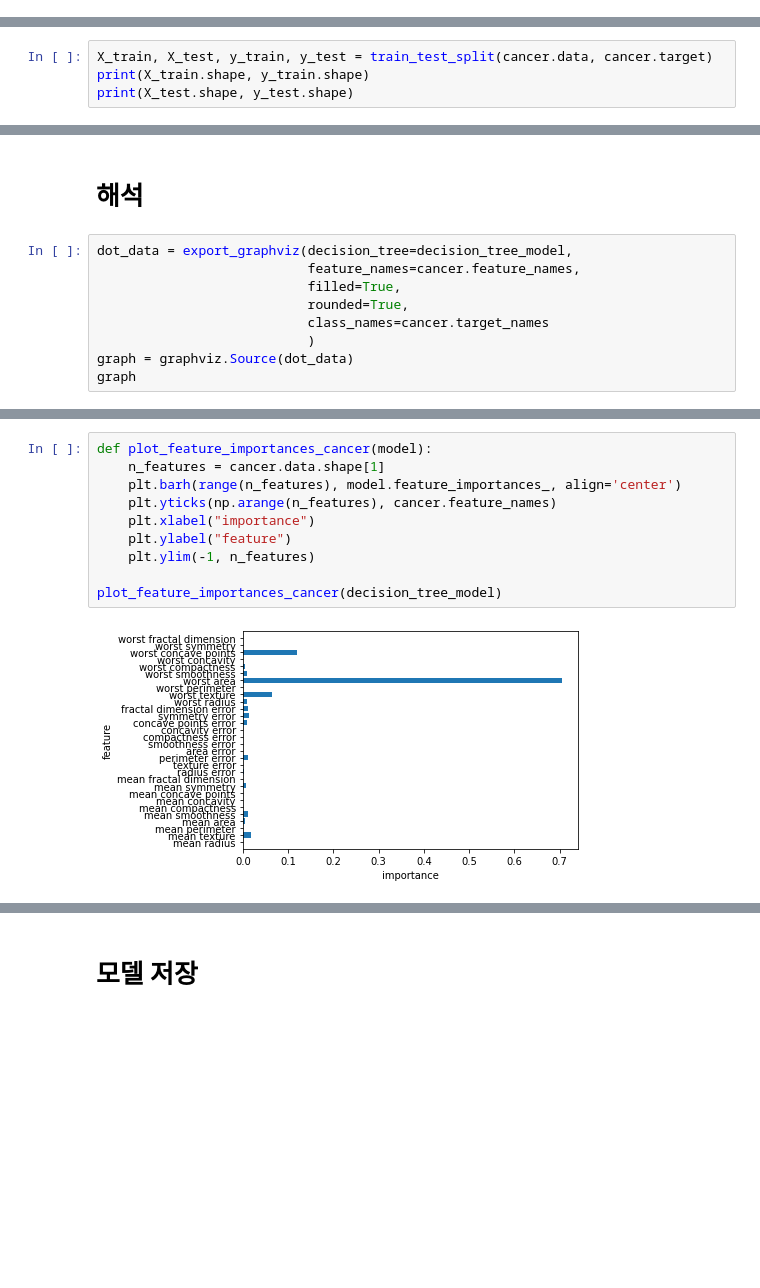
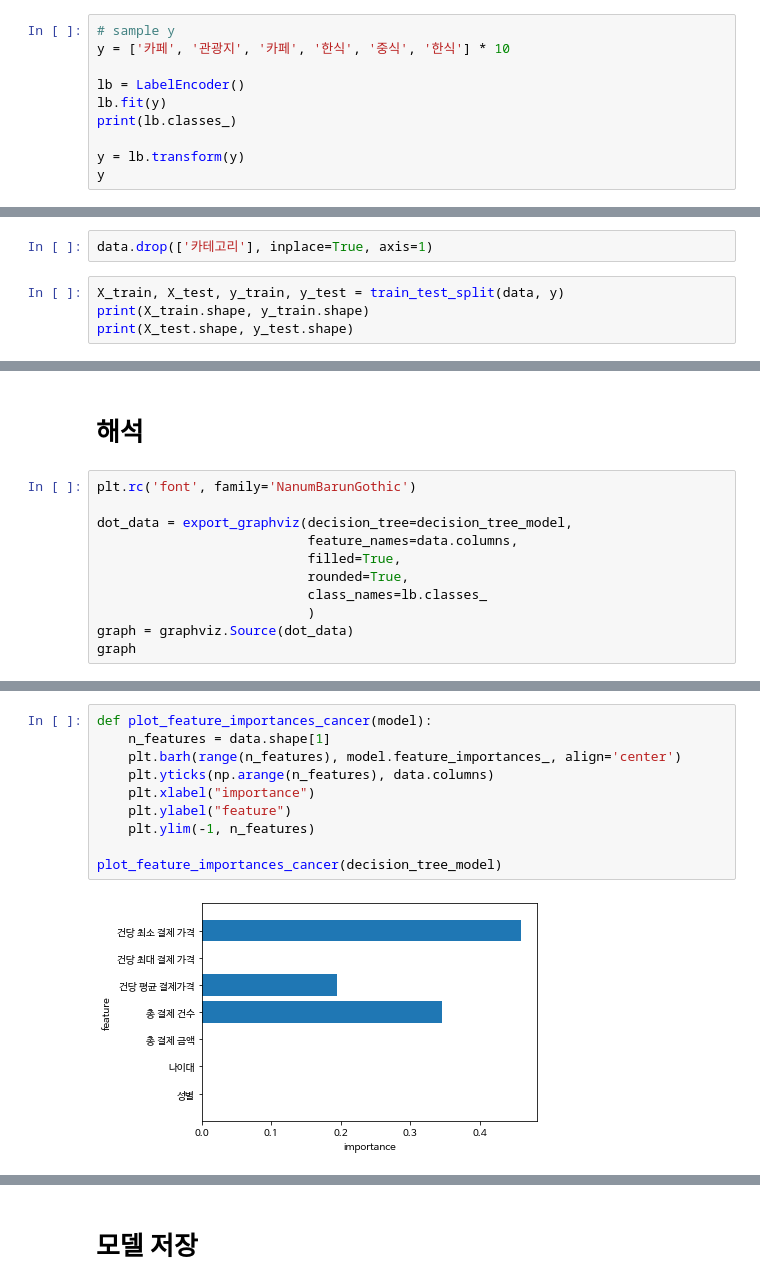
Before and after one commit to ssy0061/MyBusanTripInfo, a Jupyter notebook: MLcode/bnk_2022_termpj_basemodel.ipynb, the cells around one changed output, grey strips where cells are left out. Cells and saved outputs as stored; diff of their text form; blank space fills up the shorter version.

Commit message:
Update basic model code
Update basic model code
- Update basic model code for sample data

```diff
--- a/MLcode/bnk_2022_termpj_basemodel.ipynb
+++ b/MLcode/bnk_2022_termpj_basemodel.ipynb
@@ -54,3 +163,13 @@ df.iloc[::100]
 # Tree계열 쓴다면 생략.
 # %% [markdown]
 ## 분할
+# %%
+# sample y
+y = ['카페', '관광지', '카페', '한식', '중식', '한식'] * 10
+
+lb = LabelEncoder()
+lb.fit(y)
+print(lb.classes_)
+
+y = lb.transform(y)
+y
@@ -57,5 +181,7 @@ df.iloc[::100]
+# %%
+data.drop(['카테고리'], inplace=True, axis=1)
 # %%
-X_train, X_test, y_train, y_test = train_test_split(cancer.data, cancer.target)
+X_train, X_test, y_train, y_test = train_test_split(data, y)
 print(X_train.shape, y_train.shape)
 print(X_test.shape, y_test.shape)
 # %% [output]
@@ -114,11 +258,13 @@ xgb_model.score(X_train, y_train), xgb_model.score(X_test, y_test)
 # %% [markdown]
 # 해석
 # %%
+plt.rc('font', family='NanumBarunGothic')
+
 dot_data = export_graphviz(decision_tree=decision_tree_model,
-                           feature_names=cancer.feature_names,
+                           feature_names=data.columns,
                            filled=True,
                            rounded=True,
-                           class_names=cancer.target_names
+                           class_names=lb.classes_
                            )
 graph = graphviz.Source(dot_data)
 graph
@@ -149,14 +288,14 @@ print(r)
 # %%
 def plot_feature_importances_cancer(model):
-    n_features = cancer.data.shape[1]
+    n_features = data.shape[1]
     plt.barh(range(n_features), model.feature_importances_, align='center')
-    plt.yticks(np.arange(n_features), cancer.feature_names)
+    plt.yticks(np.arange(n_features), data.columns)
     plt.xlabel("importance")
     plt.ylabel("feature")
     plt.ylim(-1, n_features)
 
 plot_feature_importances_cancer(decision_tree_model)
 # %% [output]
-[figure, old version]
+[figure, new version]
 # %%
 def plot_feature_importances_cancer(model):
```
Also changed, not shown: parts of 26 cells of this notebook.
